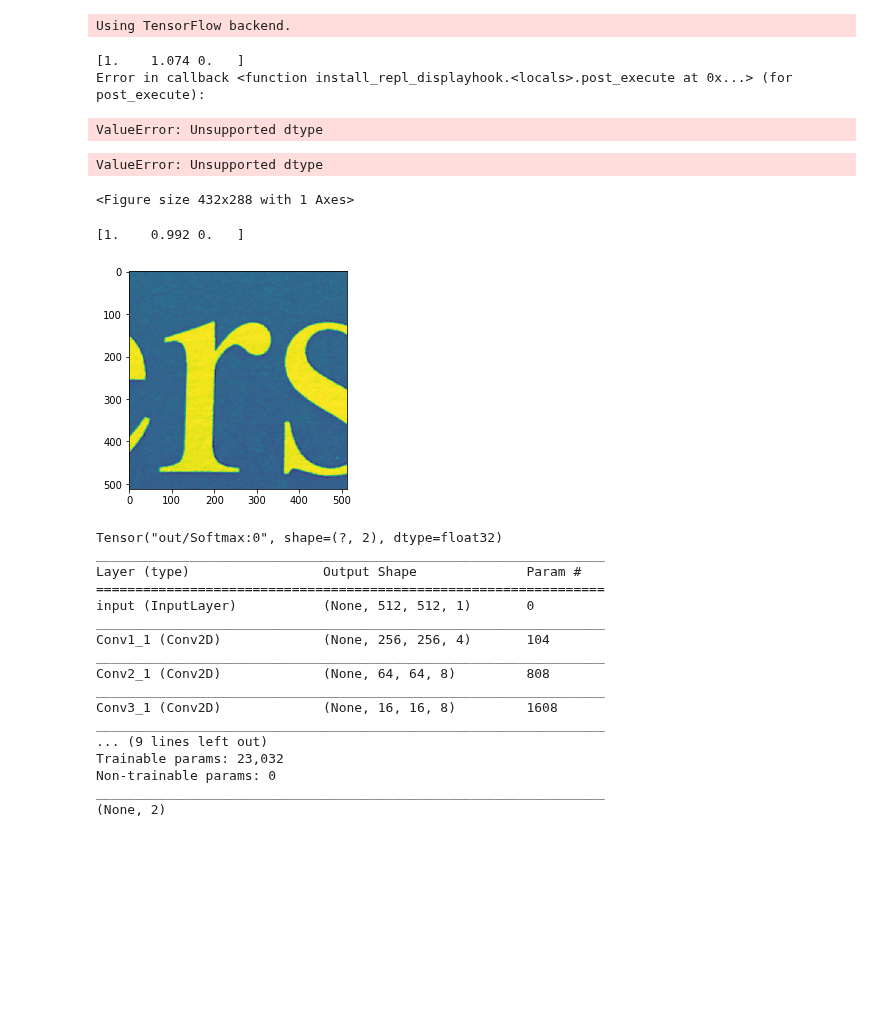
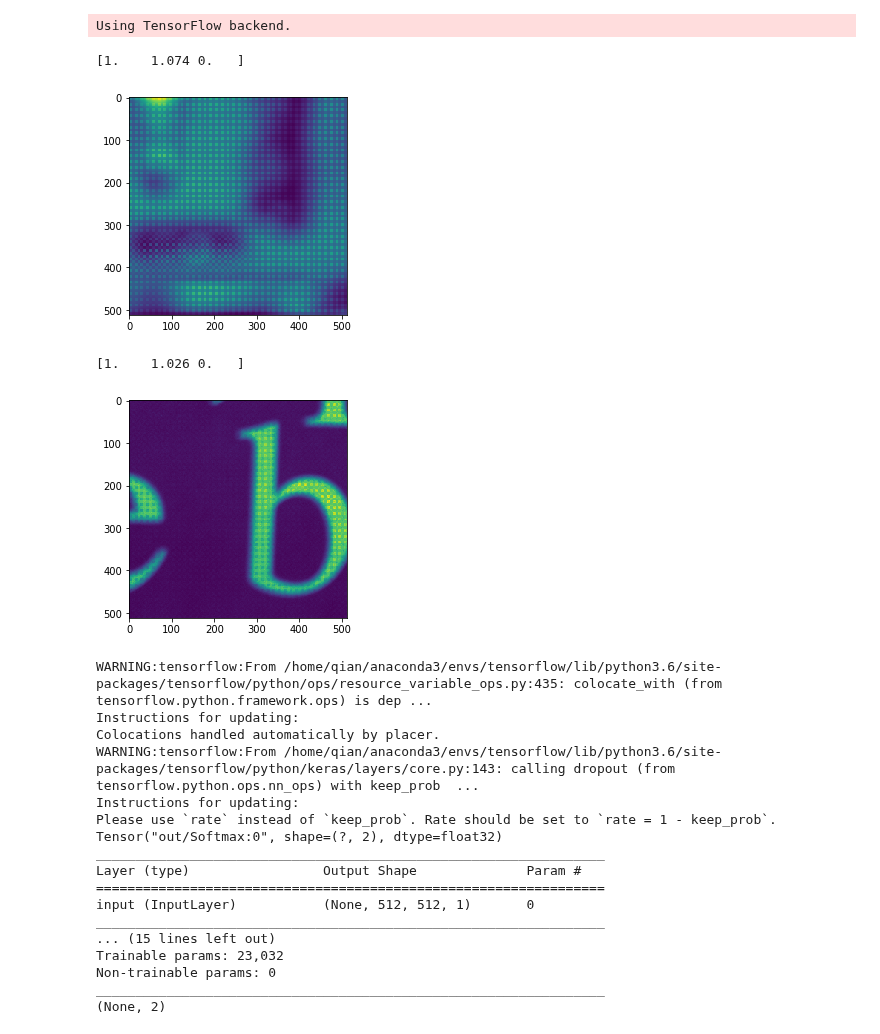
Before and after one commit to cianhwang/autofocusVCM, a Jupyter notebook: disnet_raw.ipynb, the cells around one changed output. Cells and saved outputs as stored; diff of their text form; code cells hidden in the pictures; blank space fills up the shorter version.

```diff
--- a/disnet_raw.ipynb
+++ b/disnet_raw.ipynb
@@ -44,9 +44,9 @@ epochs = 30
 batch_size = 28
 # %%
 train_data_path = 'train_data_8000_dis_raw.npy'
-test_data_path = 'real_data_2000.npy'
+test_data_path = 'real_data_2000_raw.npy'
 train_label_path = 'train_label_8000_dis_raw.npy'
-test_label_path = 'real_label_2000.npy'
+test_label_path = 'real_label_2000_raw.npy'
 # %%
 train_data = np.load(train_data_path)#[:2000, :, :, :]
 test_data = np.load(test_data_path)
@@ -59,24 +56,28 @@ test_label = np.load(test_label_path)
+# %%
+# train_data = data[:10000, :, :, :]
+# train_label = label[:10000, :]
+train_data -= np.mean(train_data, axis = 0)
+train_data /= np.std(train_data, axis = 0)
+test_data -= np.mean(test_data, axis = 0)
+test_data /= np.std(test_data, axis = 0)
 # %%
 #to_categorical(train_label[:, 2]).shape
 import matplotlib.pyplot as plt
 %matplotlib inline
 idx = 7
-plt.imshow(train_data[idx, :, :, 0])
+plt.imshow(train_data[idx, :, :, 0].astype(np.float32))
 
 print(train_label[idx, :])
 # %% [output]
 [1.    1.074 0.   ]
-Error in callback <function install_repl_displayhook.<locals>.post_execute at 0x...> (for post_execute):
-ValueError: Unsupported dtype
-ValueError: Unsupported dtype
-<Figure size 432x288 with 1 Axes>
+[figure, added]
 # %%
-plt.imshow(test_data[idx, :, :, 0])
+plt.imshow(test_data[idx, :, :, 0].astype(np.float32))
 
 print(test_label[idx])
 # %% [output]
-[1.    0.992 0.   ]
+[1.    1.026 0.   ]
-[figure, old version]
+[figure, new version]
 # %%
 # In[7]:
 input_image1 = Input(shape=(512,512,1), name = "input")
@@ -97,7 +98,7 @@ dense1 = Dense(10, name="d1")(flattened)
 Dp1 = Dropout(0.5)(dense1)
 ReLU1 = ReLU(name="lr1")(dense1)
 
-output_position = Dense(2, activation='softmax', name="out")(Dp1)
+output_position = Dense(2, activation='softmax', name="out")(ReLU1)
 
 print(output_position)
 
@@ -106,25 +107,25 @@ model.summary()
 
 tcbc = TensorBoard(log_dir='1')
 
-filepath="models/dis_train_on_generate/weights-{epoch:03d}-{val_acc:.3f}.h5"
-checkpoint = ModelCheckpoint(filepath, monitor='val_acc', verbose=1, save_best_only=False, save_weights_only=True,mode='max',period=2)
+filepath="raw_models/dis/weights-{epoch:03d}-{val_acc:.3f}.h5"
+checkpoint = ModelCheckpoint(filepath, monitor='val_acc', verbose=1, save_best_only=True, save_weights_only=False,mode='max',period=1)
 
 
 print(model.output_shape)
 # %% [output]
+WARNING:tensorflow:From /home/qian/anaconda3/envs/tensorflow/lib/python3.6/site-packages/tensorflow/python/ops/resource_variable_ops.py:435: colocate_with (from tensorflow.python.framework.ops) is dep ...
+Instructions for updating:
+Colocations handled automatically by placer.
+WARNING:tensorflow:From /home/qian/anaconda3/envs/tensorflow/lib/python3.6/site-packages/tensorflow/python/keras/layers/core.py:143: calling dropout (from tensorflow.python.ops.nn_ops) with keep_prob  ...
+Instructions for updating:
+Please use `rate` instead of `keep_prob`. Rate should be set to `rate = 1 - keep_prob`.
 Tensor("out/Softmax:0", shape=(?, 2), dtype=float32)
 _________________________________________________________________
 Layer (type)                 Output Shape              Param #
 =================================================================
 input (InputLayer)           (None, 512, 512, 1)       0
 _________________________________________________________________
-Conv1_1 (Conv2D)             (None, 256, 256, 4)       104
-_________________________________________________________________
-Conv2_1 (Conv2D)             (None, 64, 64, 8)         808
-_________________________________________________________________
-Conv3_1 (Conv2D)             (None, 16, 16, 8)         1608
-_________________________________________________________________
-... (9 lines left out)
+... (15 lines left out)
 Trainable params: 23,032
 Non-trainable params: 0
 _________________________________________________________________
```
Also changed, not shown: parts of 11 cells of this notebook, 1 other file.
